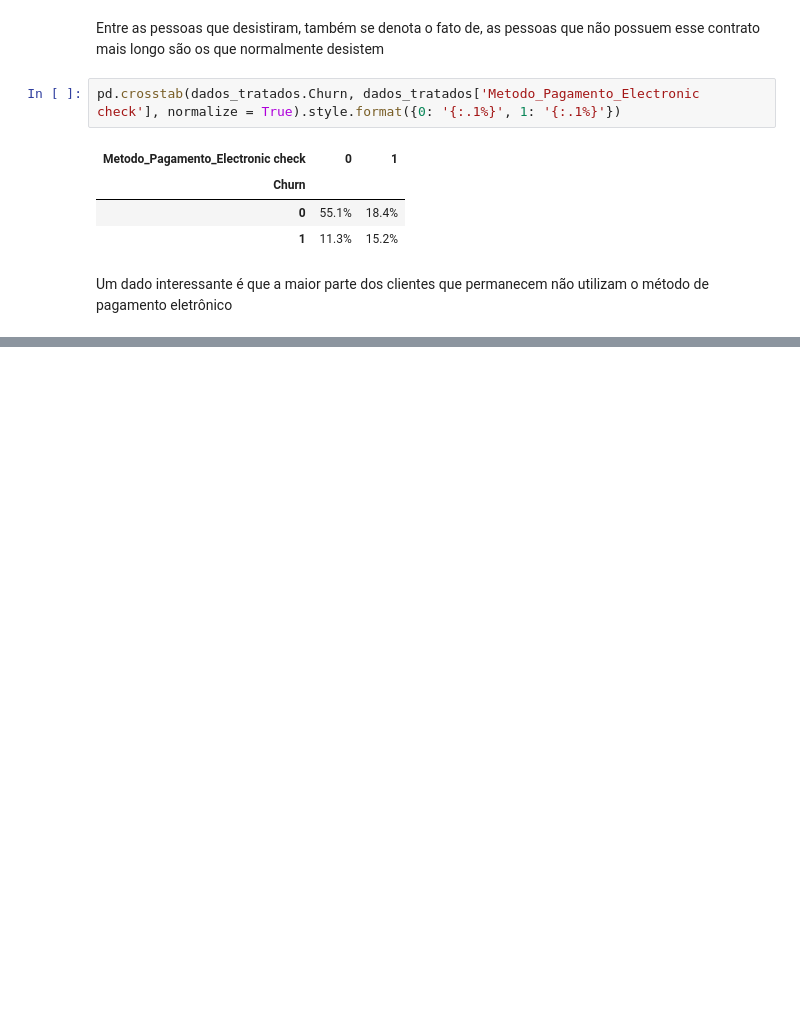
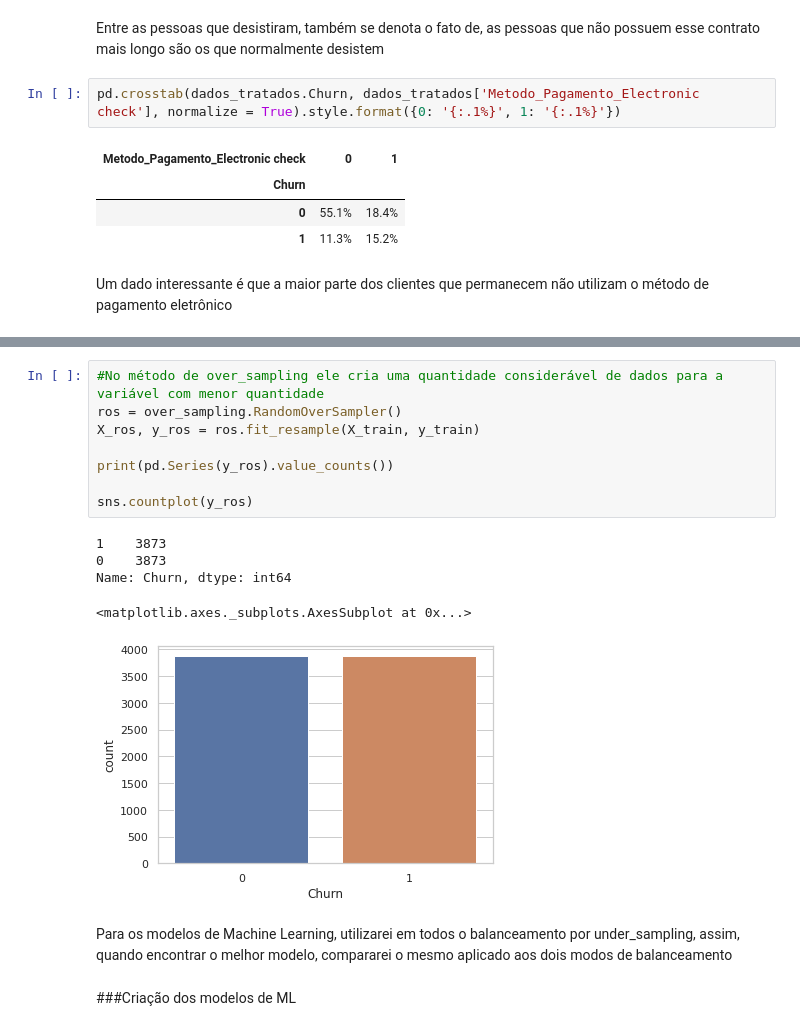
Before and after one commit to LucasdgRibeiro/Challenge-Data-Science-Alura, a Jupyter notebook: ChurndeClientes.ipynb, the cells around one changed output, grey strips where cells are left out. Cells and saved outputs as stored; diff of their text form; blank space fills up the shorter version.

```diff
--- a/ChurndeClientes.ipynb
+++ b/ChurndeClientes.ipynb
@@ -676,0 +744,20 @@ Um dado interessante é que a maior parte dos clientes que permanecem não utili
+# %%
+#No método de over_sampling ele cria uma quantidade considerável de dados para a variável com menor quantidade
+ros = over_sampling.RandomOverSampler()
+X_ros, y_ros = ros.fit_resample(X_train, y_train)
+
+print(pd.Series(y_ros).value_counts())
+
+sns.countplot(y_ros)
+# %% [output]
+1    3873
+0    3873
+Name: Churn, dtype: int64
+<matplotlib.axes._subplots.AxesSubplot at 0x...>
+[figure, added]
+# %% [markdown]
+Para os modelos de Machine Learning, utilizarei em todos o balanceamento
+por under_sampling, assim, quando encontrar o melhor modelo, compararei
+o mesmo aplicado aos dois modos de balanceamento
+# %% [markdown]
+###Criação dos modelos de ML
```
Also changed, not shown: parts of 31 cells of this notebook.
